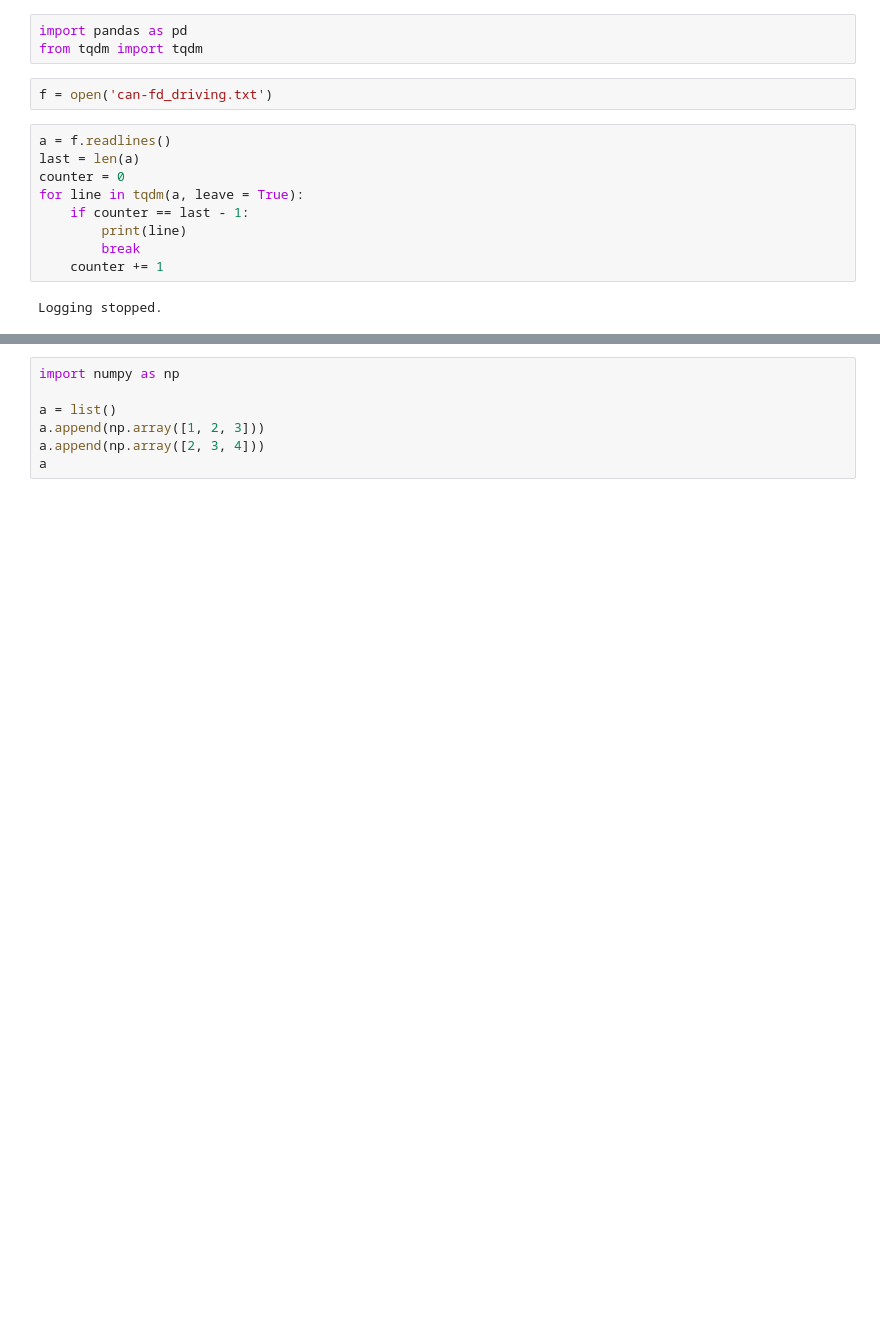
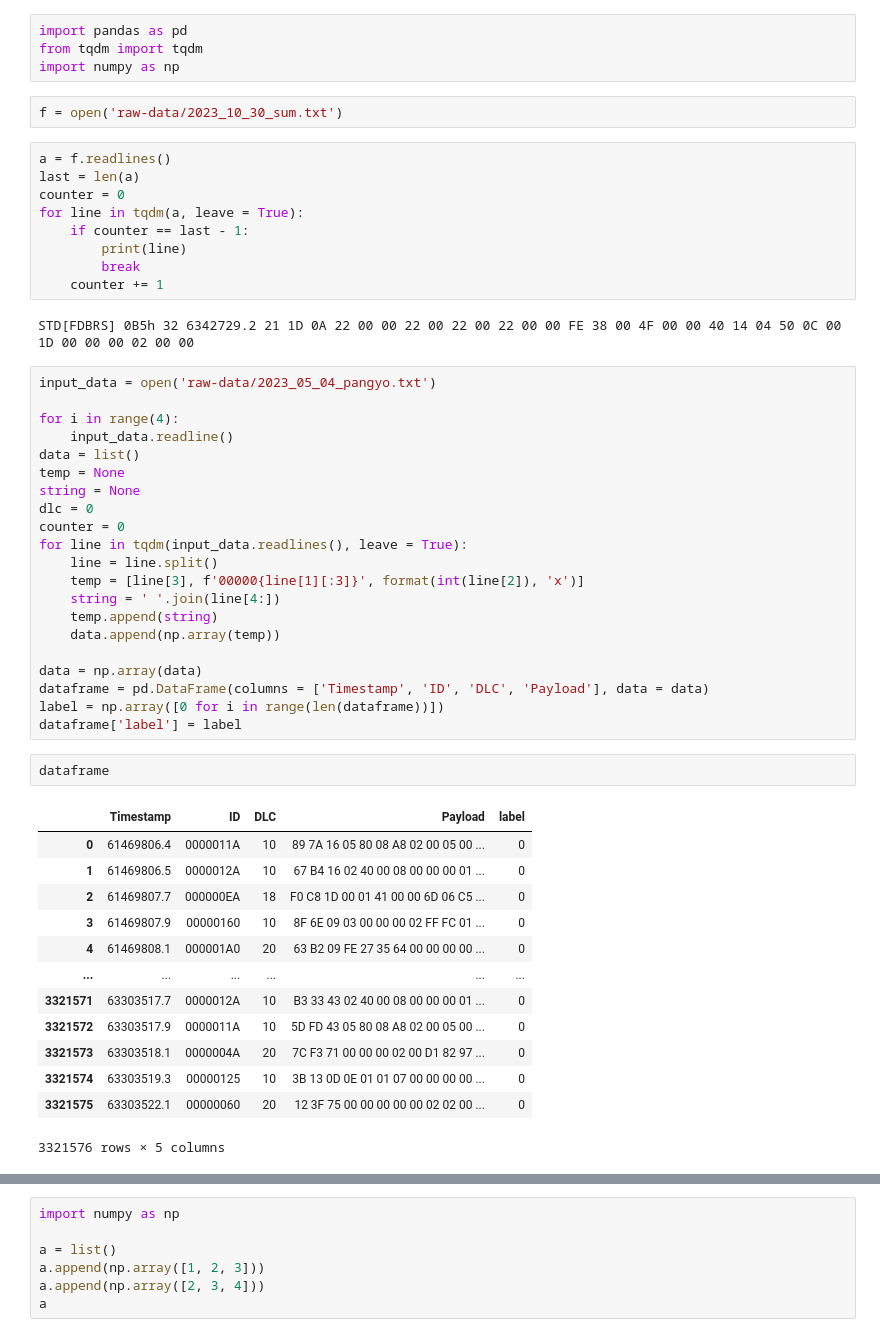
Before and after one commit to CJW-MAPU/Canttack, a Jupyter notebook: canttackTest.ipynb, the cells around one changed output, grey strips where cells are left out. Cells and saved outputs as stored; diff of their text form; blank space fills up the shorter version.

```diff
--- a/canttackTest.ipynb
+++ b/canttackTest.ipynb
@@ -1,8 +1,9 @@
 # %%
 import pandas as pd
 from tqdm import tqdm
+import numpy as np
 # %%
-f = open('can-fd_driving.txt')
+f = open('raw-data/2023_10_30_sum.txt')
 # %%
 a = f.readlines()
 last = len(a)
@@ -13,4 +14,41 @@ for line in tqdm(a, leave = True):
         break
     counter += 1
 # %% [output]
-Logging stopped.
+STD[FDBRS] 0B5h 32 6342729.2 21 1D 0A 22 00 00 22 00 22 00 22 00 00 FE 38 00 4F 00 00 40 14 04 50 0C 00 1D 00 00 00 02 00 00
+# %%
+input_data = open('raw-data/2023_05_04_pangyo.txt')
+
+for i in range(4):
+    input_data.readline()
+data = list()
+temp = None
+string = None
+dlc = 0
+counter = 0
+for line in tqdm(input_data.readlines(), leave = True):
+    line = line.split()
+    temp = [line[3], f'00000{line[1][:3]}', format(int(line[2]), 'x')]
+    string = ' '.join(line[4:])
+    temp.append(string)
+    data.append(np.array(temp))
+
+data = np.array(data)
+dataframe = pd.DataFrame(columns = ['Timestamp', 'ID', 'DLC', 'Payload'], data = data)
+label = np.array([0 for i in range(len(dataframe))])
+dataframe['label'] = label
+# %%
+dataframe
+# %% [output]
+|  | Timestamp | ID | DLC | Payload | label |
+| 0 | 61469806.4 | 0000011A | 10 | 89 7A 16 05 80 08 A8 02 00 05 00 ... | 0 |
+| 1 | 61469806.5 | 0000012A | 10 | 67 B4 16 02 40 00 08 00 00 00 01 ... | 0 |
+| 2 | 61469807.7 | 000000EA | 18 | F0 C8 1D 00 01 41 00 00 6D 06 C5 ... | 0 |
+| 3 | 61469807.9 | 00000160 | 10 | 8F 6E 09 03 00 00 00 02 FF FC 01 ... | 0 |
+| 4 | 61469808.1 | 000001A0 | 20 | 63 B2 09 FE 27 35 64 00 00 00 00 ... | 0 |
+| ... | ... | ... | ... | ... | ... |
+| 3321571 | 63303517.7 | 0000012A | 10 | B3 33 43 02 40 00 08 00 00 00 01 ... | 0 |
+| 3321572 | 63303517.9 | 0000011A | 10 | 5D FD 43 05 80 08 A8 02 00 05 00 ... | 0 |
+| 3321573 | 63303518.1 | 0000004A | 20 | 7C F3 71 00 00 00 02 00 D1 82 97 ... | 0 |
+| 3321574 | 63303519.3 | 00000125 | 10 | 3B 13 0D 0E 01 01 07 00 00 00 00 ... | 0 |
+| 3321575 | 63303522.1 | 00000060 | 20 | 12 3F 75 00 00 00 00 00 02 02 00 ... | 0 |
+3321576 rows × 5 columns
```
Also changed, not shown: parts of 1 cell of this notebook, 19 other files.
